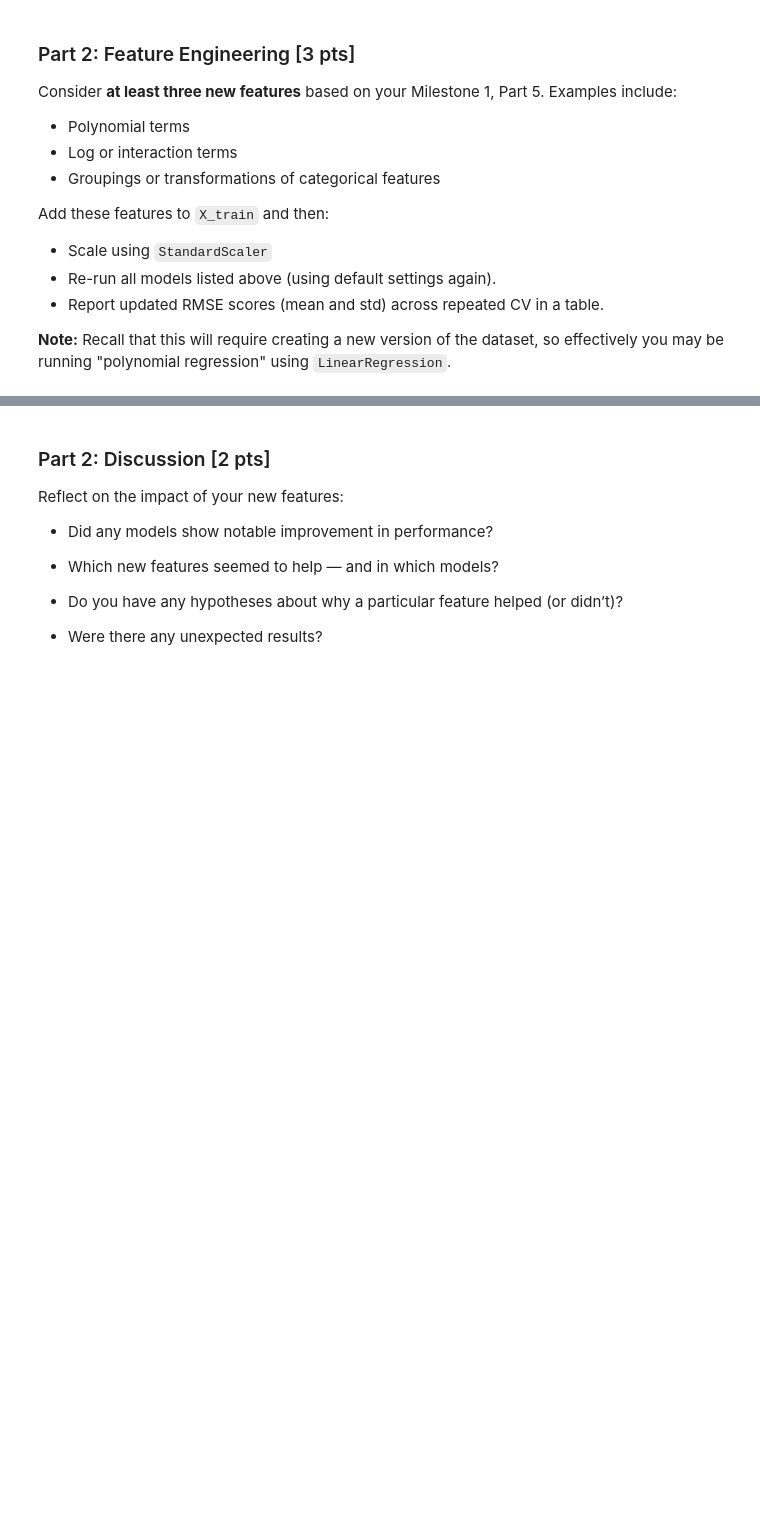
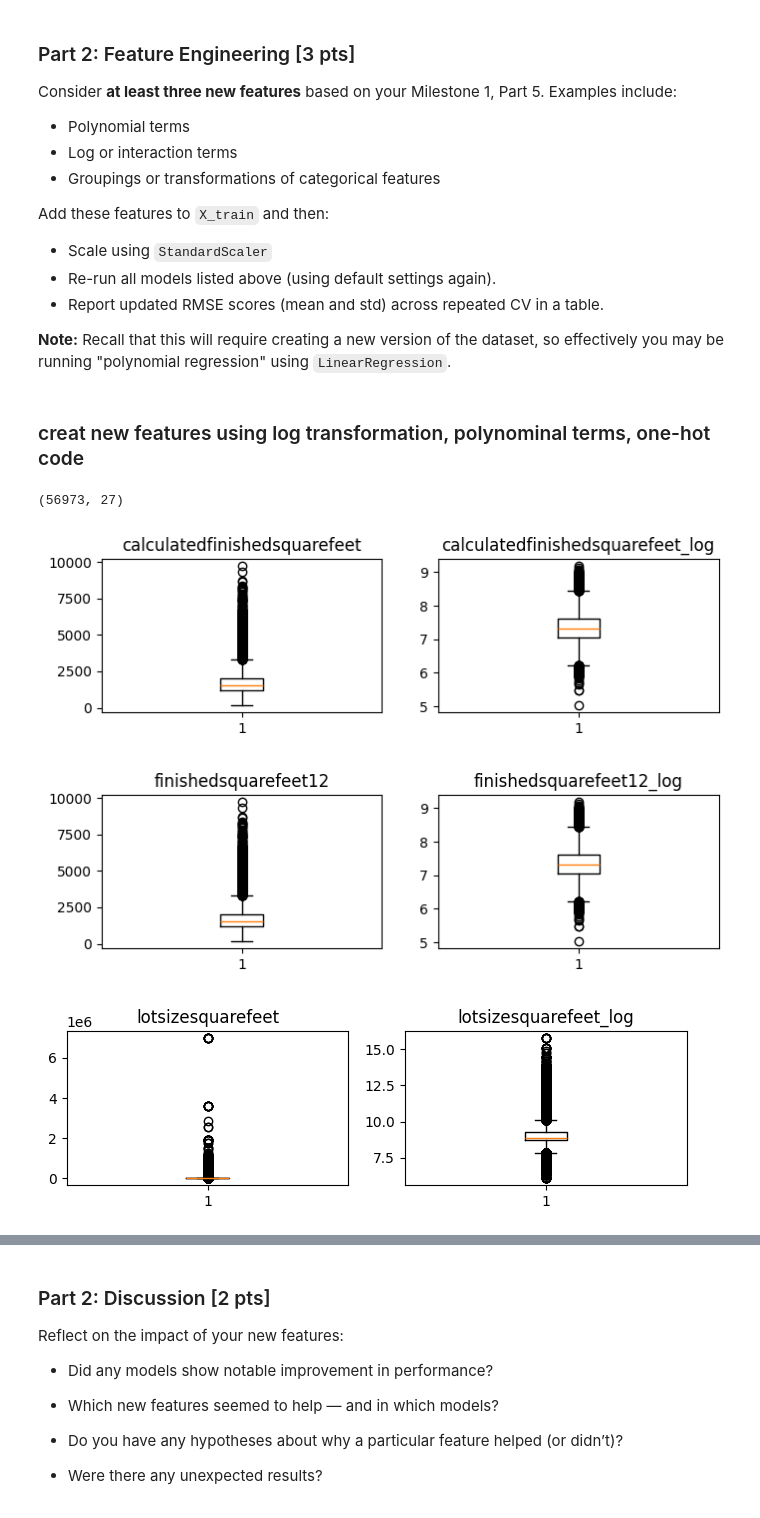
Before and after one commit to jtvon/Module-3-Assignments, a Jupyter notebook: Milestone_02.ipynb, the cells around one changed output, grey strips where cells are left out. Saved outputs shown, nothing was run; the diff lists cells and outputs as text; code cells hidden in the pictures; blank space fills up the shorter version.

```diff
--- a/Milestone_02.ipynb
+++ b/Milestone_02.ipynb
@@ -106,16 +106,18 @@ Here’s what to do:
 - You will have to redo the scaling step when you introduce new features (which have to be scaled as well).
 # %%
 # Create a function for reading the dataset and splitting into training and testing sets with scaled and unscaled data
-def load_data(path):
+def load_data(path, target_column='taxvaluedollarcnt', random_state=random_state):
+    # Load the dataset
     df = pd.read_csv(path)
+
     # check if the dataset has been loaded properly
     if df.empty:
         raise ValueError("the dataset is empty, please check the path or the file content.")
     print(f"loaded dataset with shape: {df.shape}")
 
     # Split the data into features and target variables
-    X = df.drop(columns=['taxvaluedollarcnt'])
-    y = df['taxvaluedollarcnt']
+    X = df.drop(columns=target_column)
+    y = df[target_column]
 
     # Split the data into training and testing sets
     X_train, X_test, y_train, y_test = train_test_split(
@@ -134,0 +133,7 @@ loaded dataset with shape: (71217, 25)
+# %%
+# Load the data from github and preprocess the data
+X_train, X_test, y_train, y_test, X_train_scaled, X_test_scaled, df = load_data(
+    'https://raw.githubusercontent.com/ys1433/Module-3-Assignments/refs/heads/main/zillow_cleaned.csv',
+    target_column='taxvaluedollarcnt'
+)
+df.describe()
@@ -247,4 +388,32 @@ Add these features to `X_train` and then:
 - Report updated RMSE scores (mean and std) across repeated CV in a table.
 
 **Note:**  Recall that this will require creating a new version of the dataset, so effectively you may be running "polynomial regression" using `LinearRegression`.
+# %% [markdown]
+### creat new features using log transformation, polynominal terms, one-hot code
+# %%
+# log transfermation of square footage features
+
+# define log transformation function
+def log_transformation(df, column):
+  df[f'{column}_log_transformed'] = np.log(df[column])
+  fig, axes = plt.subplots(1, 2, figsize=(8,2))
+  axes[0].boxplot(df[column])
+  axes[0].set_title(column)
+  axes[1].boxplot(df[f'{column}_log_transformed'])
+  axes[1].set_title(f'{column}_log')
+
+# apply log transformation to selected columns with large values and high skewness
+# (all square footage columns except for basementsqft as it has only 38 non-zero rows)
+X_train_log = X_train.copy()
+log_list = ['calculatedfinishedsquarefeet', 'finishedsquarefeet12', 'lotsizesquarefeet']
+
+for f in log_list:
+    log_transformation(X_train_log, f)
+
+X_train_log.shape
+# %% [output]
+(56973, 27)
+[figure, added]
+[figure, added]
+[figure, added]
 # %%
```
Also changed, not shown: parts of 84 cells of this notebook, 1 other file.
